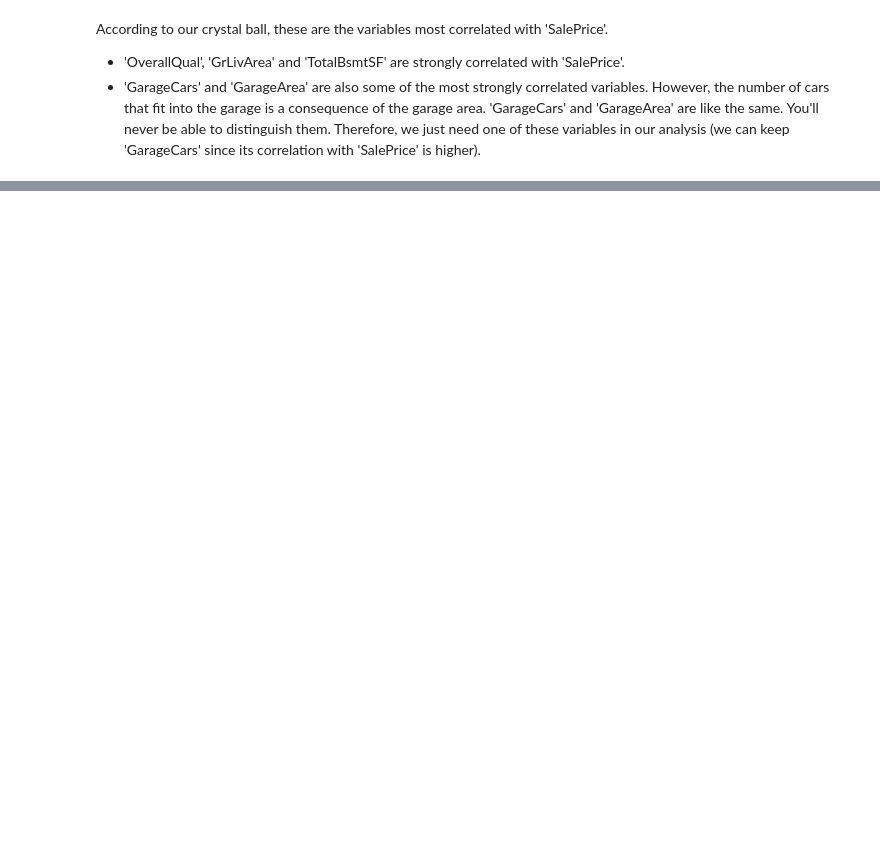
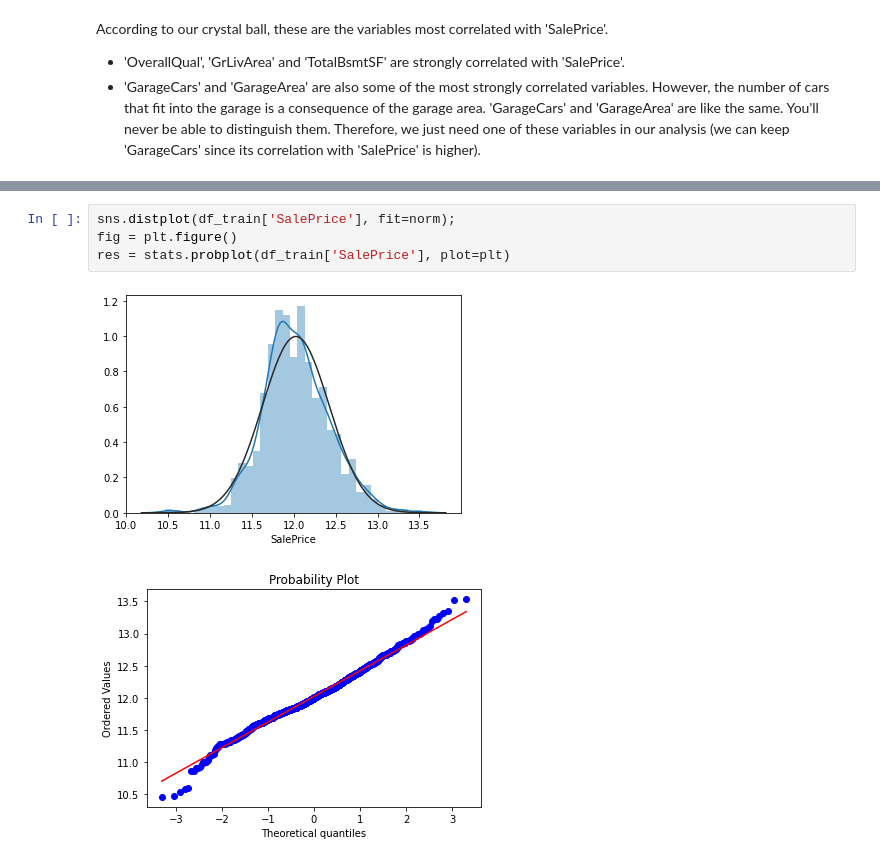
Before and after one commit to MosheWorld/Data-Exploration, a Jupyter notebook: Project 3/Solution.ipynb, the cells around one changed output, grey strips where cells are left out. Drawn from its saved outputs; the diff is of its cells as text; blank space fills up the shorter version.

```diff
--- a/Project 3/Solution.ipynb
+++ b/Project 3/Solution.ipynb
@@ -215,0 +335,7 @@ plt.show()
+# %%
+sns.distplot(df_train['SalePrice'], fit=norm);
+fig = plt.figure()
+res = stats.probplot(df_train['SalePrice'], plot=plt)
+# %% [output]
+[figure, added]
+[figure, added]
```
Also changed, not shown: parts of 31 cells of this notebook.
